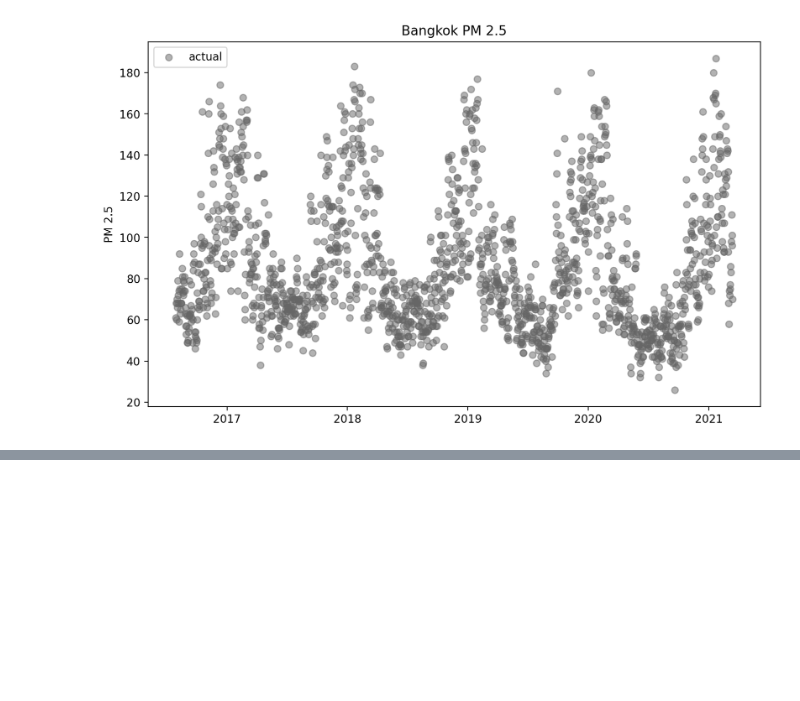
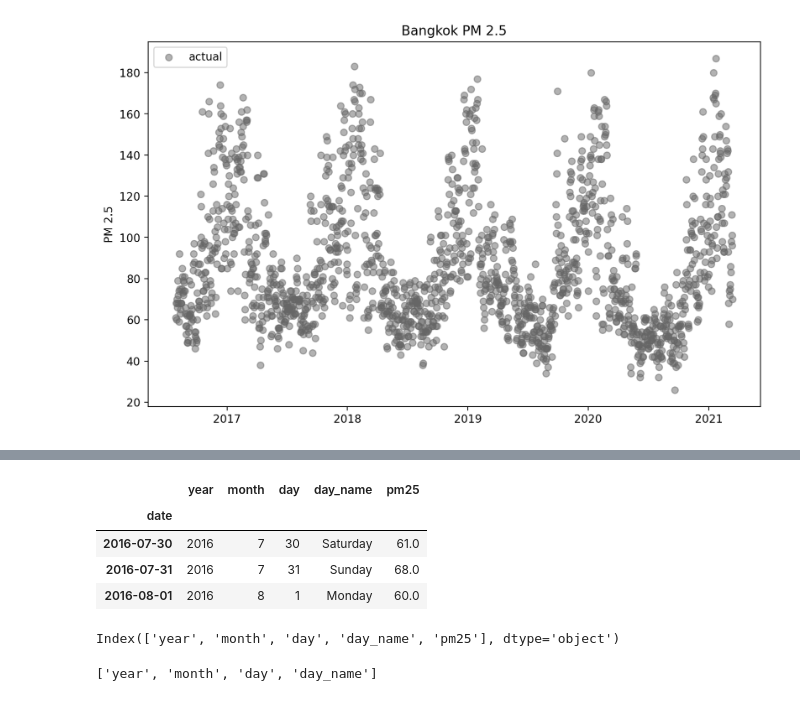
Before and after one commit to pNatTueku/ml_learning_with_ajprasertcbs, a Jupyter notebook: notebooks/time_series_bangkok_air_quality.ipynb, the cells around one changed output, grey strips where cells are left out. Cells and saved outputs as stored; diff of their text form; code cells hidden in the pictures; blank space fills up the shorter version.

```diff
--- a/notebooks/time_series_bangkok_air_quality.ipynb
+++ b/notebooks/time_series_bangkok_air_quality.ipynb
@@ -231,0 +237,17 @@ plt.legend();
+# %%
+data.head(3)
+# %% [output]
+|  | year | month | day | day_name | pm25 |
+| date |  |  |  |  |  |
+| 2016-07-30 | 2016 | 7 | 30 | Saturday | 61.0 |
+| 2016-07-31 | 2016 | 7 | 31 | Sunday | 68.0 |
+| 2016-08-01 | 2016 | 8 | 1 | Monday | 60.0 |
+# %%
+data.columns
+# %% [output]
+Index(['year', 'month', 'day', 'day_name', 'pm25'], dtype='object')
+# %%
+feature_cols = data.columns.tolist()[:-1]
+feature_cols
+# %% [output]
+['year', 'month', 'day', 'day_name']
```
Also changed, not shown: parts of 14 cells of this notebook.
